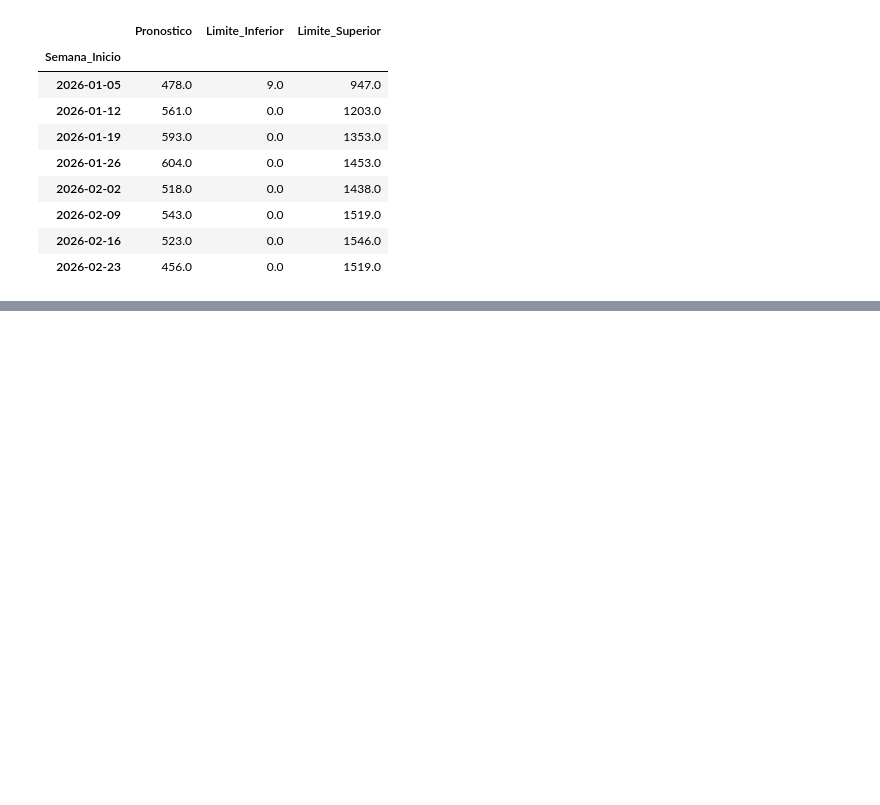
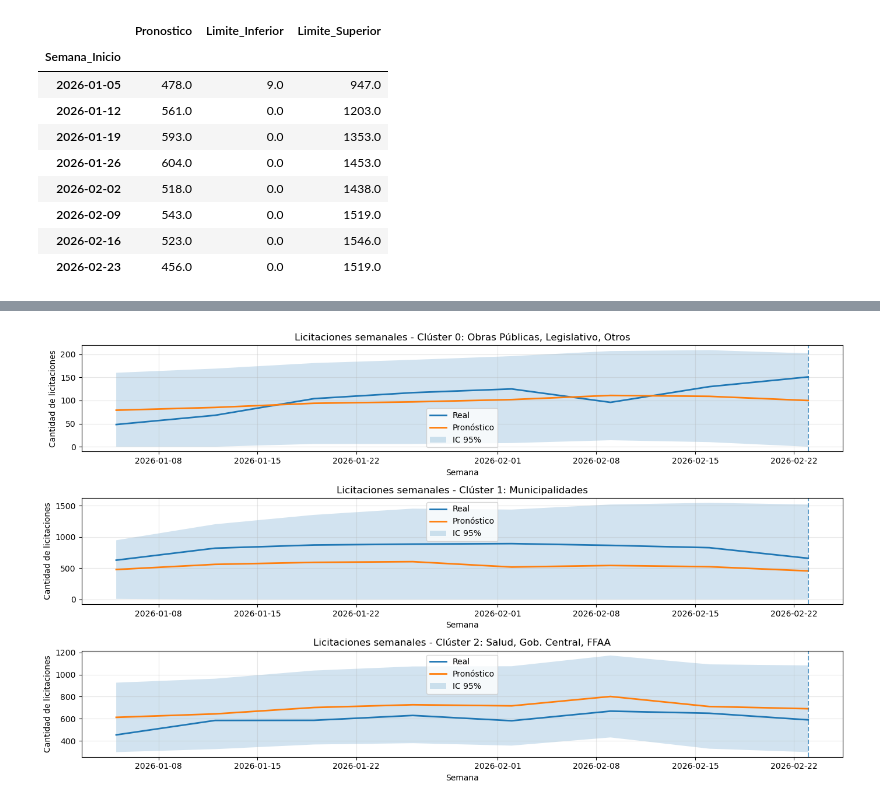
Before and after one commit to josegdotcom/Proyecto-mine_datos, a Jupyter notebook: presentacion_avance_final.ipynb, the cells around one changed output, grey strips where cells are left out. Saved outputs shown, nothing was run; the diff lists cells and outputs as text; code cells hidden in the pictures; blank space fills up the shorter version.

```diff
--- a/presentacion_avance_final.ipynb
+++ b/presentacion_avance_final.ipynb
@@ -839,0 +913,5 @@ display(pronosticar_licitaciones(semanas=8, cluster=1))
+# %%
+licitaciones_semanales = licitaciones_semanales[
+    (licitaciones_semanales["Semana"] >= "2026-01-05") &
+    (licitaciones_semanales["Semana"] <= "2026-02-23")
+]
@@ -839,0 +930,62 @@ display(pronosticar_licitaciones(semanas=8, cluster=1))
+# %%
+semanas = 8
+nivel_confianza = 0.95
+
+fig, axes = plt.subplots(3, 1, figsize=(14, 8))
+
+axes = np.array(axes).flatten()
+
+for c in range(k):
+
+    nombre_grupo = nombres_cluster[c]
+
+    columna_real = f"Grupo {c}"
+
+    reales = licitaciones_semanales.set_index("Semana")[columna_real]
+
+    resultado = pronosticar_cluster(
+        semanas=semanas,
+        c=c,
+        nivel_confianza=nivel_confianza
+    )
+
+    ax = axes[c]
+
+    ax.plot(
+        reales.index,
+        reales.values,
+        label="Real",
+        linewidth=2
+    )
+
+    ax.plot(
+        resultado.index,
+        resultado["Pronostico"],
+        label="Pronóstico",
+        linewidth=2
+    )
+
+    ax.fill_between(
+        resultado.index,
+        resultado["Limite_Inferior"],
+        resultado["Limite_Superior"],
+        alpha=0.2,
+        label=f"IC {nivel_confianza:.0%}"
+    )
+
+    ax.axvline(reales.index[-1], linestyle="--", alpha=0.7)
+
+    ax.set_title(f"Licitaciones semanales - {nombre_grupo}")
+    ax.set_xlabel("Semana")
+    ax.set_ylabel("Cantidad de licitaciones")
+    ax.grid(alpha=0.3)
+    ax.legend()
+
+# Eliminar ejes vacíos si k es impar
+for i in range(k, len(axes)):
+    fig.delaxes(axes[i])
+
+plt.tight_layout()
+plt.show()
+# %% [output]
+[figure, added]
```
Also changed, not shown: parts of 9 cells of this notebook.
